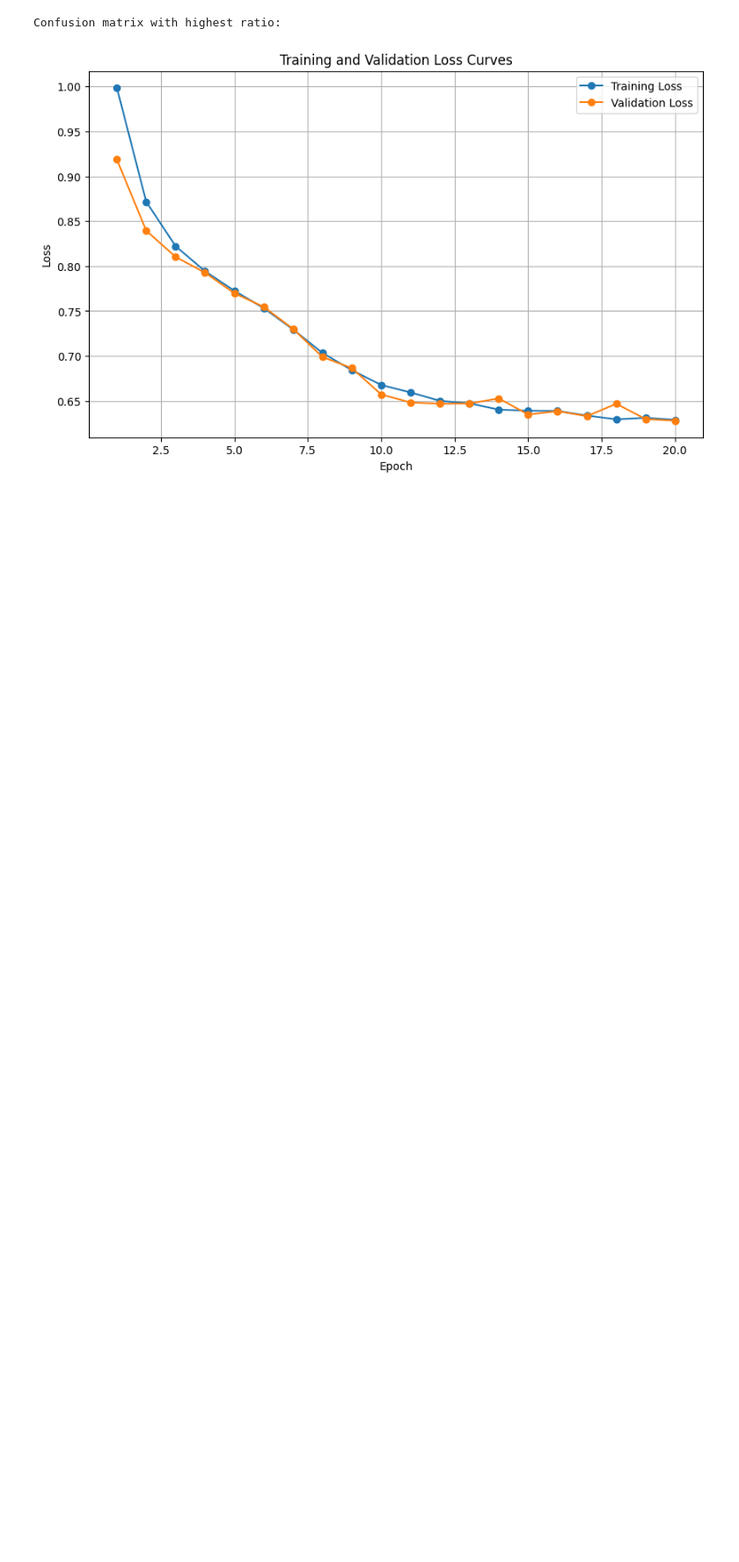
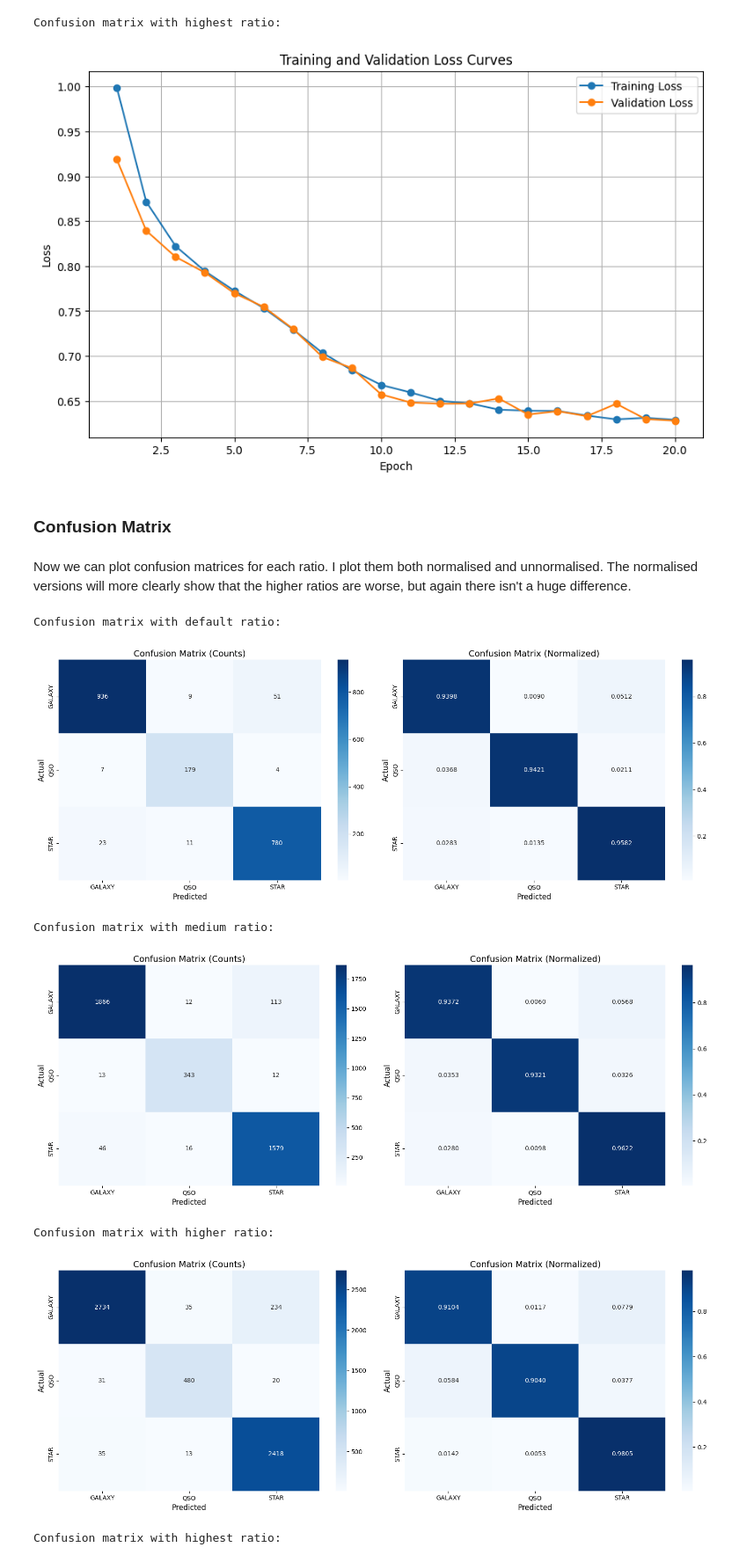
Before and after one commit to Ryan-Ursell/SDSS-DR14-Classification, a Jupyter notebook: py/Q3_folder/Q3.ipynb, the cells around one changed output. Shown at 88% size. Saved outputs shown, nothing was run; the diff lists cells and outputs as text; code cells hidden in the pictures; blank space fills up the shorter version.

Commit message:
Finalise the Confusion matrices

```diff
--- a/py/Q3_folder/Q3.ipynb
+++ b/py/Q3_folder/Q3.ipynb
@@ -168,3 +169,27 @@ Confusion matrix with higher ratio:
 [figure]
 Confusion matrix with highest ratio:
 [figure]
+# %% [markdown]
+### Confusion Matrix
+# %% [markdown]
+Now we can plot confusion matrices for each ratio. I plot them both normalised and unnormalised. The normalised versions will more clearly show that the higher ratios are worse, but again there isn't a huge difference.
+# %%
+print("Confusion matrix with default ratio:")
+plot_cm(default_ratio['confusion_matrix'], default_ratio['confusion_matrix_normalized'], np.unique(labels))
+
+print("\nConfusion matrix with medium ratio:")
+plot_cm(medium_ratio['confusion_matrix'], medium_ratio['confusion_matrix_normalized'], np.unique(labels))
+
+print("\nConfusion matrix with higher ratio:")
+plot_cm(higher_ratio['confusion_matrix'], higher_ratio['confusion_matrix_normalized'], np.unique(labels))
+
+print("\nConfusion matrix with highest ratio:")
+plot_cm(highest_ratio['confusion_matrix'], highest_ratio['confusion_matrix_normalized'], np.unique(labels))
+# %% [output]
+Confusion matrix with default ratio:
+[figure, added]
+Confusion matrix with medium ratio:
+[figure, added]
+Confusion matrix with higher ratio:
+[figure, added]
+Confusion matrix with highest ratio:
```
Also changed, not shown: parts of 3 cells of this notebook.
